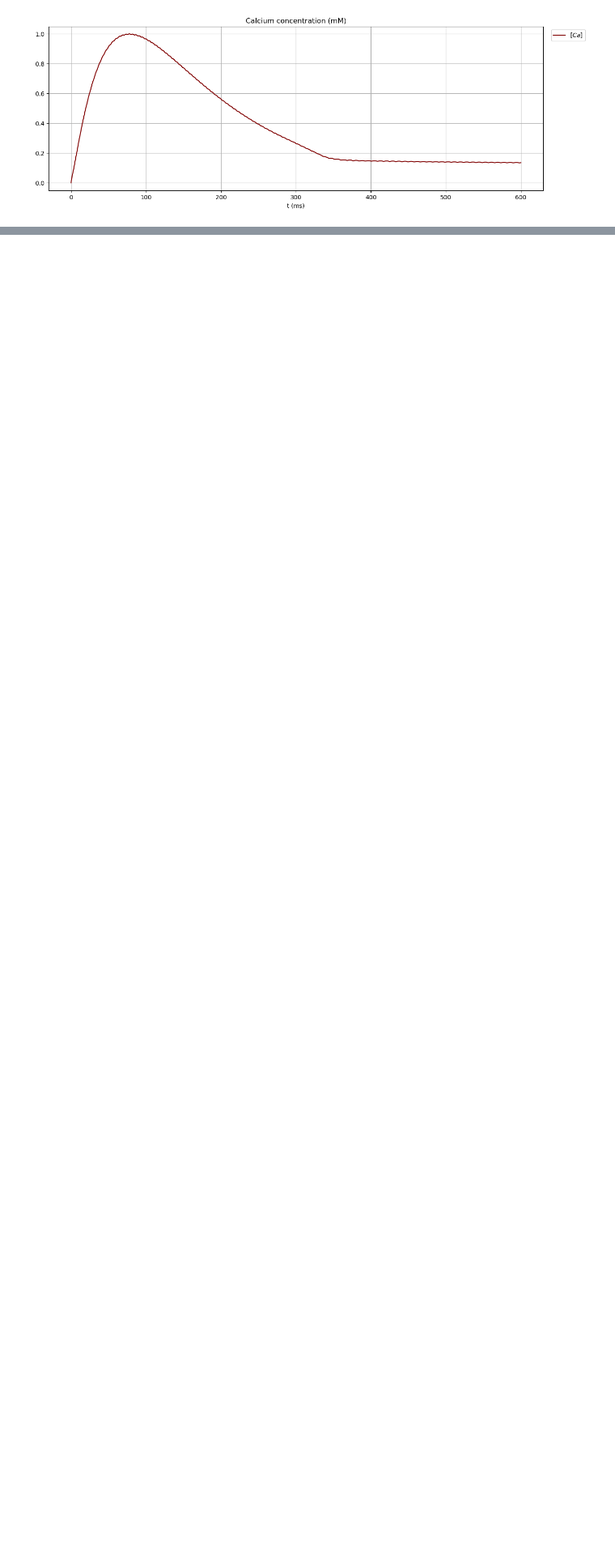
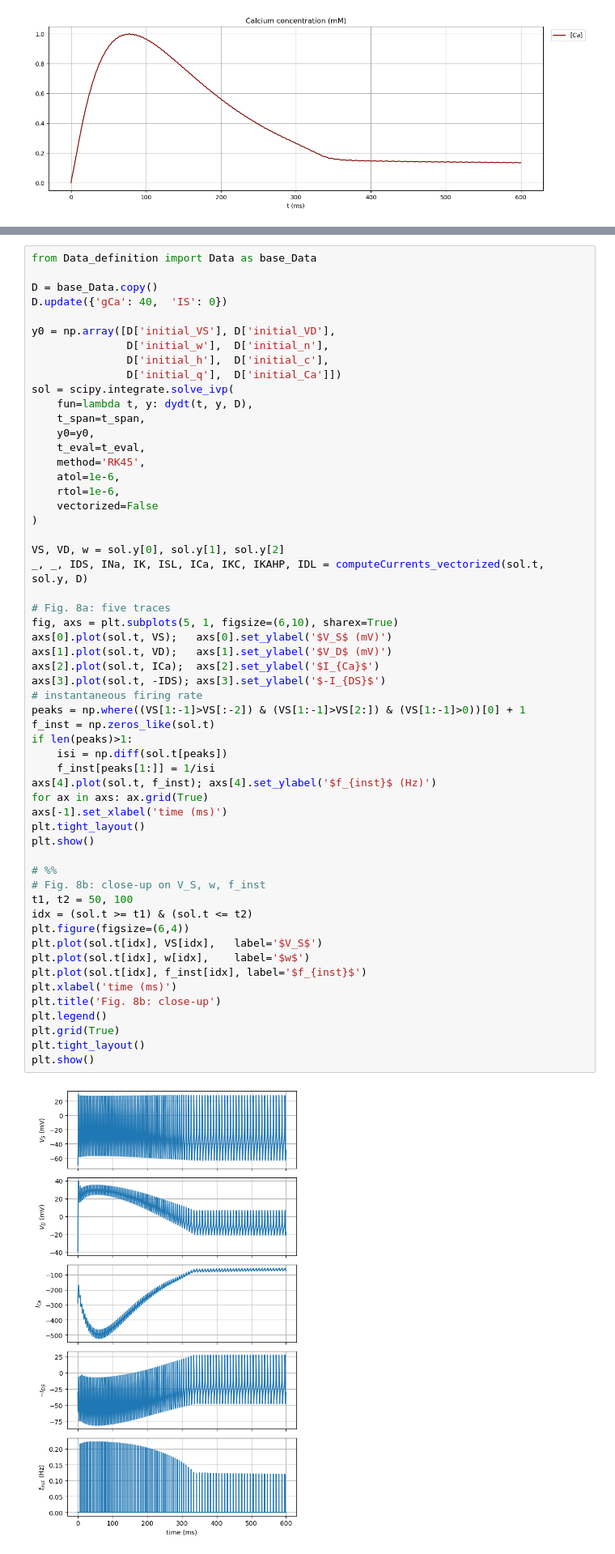
Before and after one commit to tommasovanini/Project3, a Jupyter notebook: main.ipynb, the cells around one changed output, grey strips where cells are left out. Shown at 81% size. Drawn from its saved outputs; the diff is of its cells as text; blank space fills up the shorter version.

Commit message:
Added plots

```diff
--- a/main.ipynb
+++ b/main.ipynb
@@ -238,3 +241,61 @@ plt.grid()
 plt.show()
 # %% [output]
 [figure]
+# %%
+from Data_definition import Data as base_Data
+
+D = base_Data.copy()
+D.update({'gCa': 40,  'IS': 0})
+
+y0 = np.array([D['initial_VS'], D['initial_VD'],
+               D['initial_w'],  D['initial_n'],
+               D['initial_h'],  D['initial_c'],
+               D['initial_q'],  D['initial_Ca']])
+sol = scipy.integrate.solve_ivp(
+    fun=lambda t, y: dydt(t, y, D),
+    t_span=t_span,
+    y0=y0,
+    t_eval=t_eval,
+    method='RK45',
+    atol=1e-6,
+    rtol=1e-6,
+    vectorized=False
+)
+
+VS, VD, w = sol.y[0], sol.y[1], sol.y[2]
+_, _, IDS, INa, IK, ISL, ICa, IKC, IKAHP, IDL = computeCurrents_vectorized(sol.t, sol.y, D)
+
+# Fig. 8a: five traces
+fig, axs = plt.subplots(5, 1, figsize=(6,10), sharex=True)
+axs[0].plot(sol.t, VS);   axs[0].set_ylabel('$V_S$ (mV)')
+axs[1].plot(sol.t, VD);   axs[1].set_ylabel('$V_D$ (mV)')
+axs[2].plot(sol.t, ICa);  axs[2].set_ylabel('$I_{Ca}$')
+axs[3].plot(sol.t, -IDS); axs[3].set_ylabel('$-I_{DS}$')
+# instantaneous firing rate
+peaks = np.where((VS[1:-1]>VS[:-2]) & (VS[1:-1]>VS[2:]) & (VS[1:-1]>0))[0] + 1
+f_inst = np.zeros_like(sol.t)
+if len(peaks)>1:
+    isi = np.diff(sol.t[peaks])
+    f_inst[peaks[1:]] = 1/isi
+axs[4].plot(sol.t, f_inst); axs[4].set_ylabel('$f_{inst}$ (Hz)')
+for ax in axs: ax.grid(True)
+axs[-1].set_xlabel('time (ms)')
+plt.tight_layout()
+plt.show()
+
+# %%
+# Fig. 8b: close-up on V_S, w, f_inst
+t1, t2 = 50, 100
+idx = (sol.t >= t1) & (sol.t <= t2)
+plt.figure(figsize=(6,4))
+plt.plot(sol.t[idx], VS[idx],   label='$V_S$')
+plt.plot(sol.t[idx], w[idx],    label='$w$')
+plt.plot(sol.t[idx], f_inst[idx], label='$f_{inst}$')
+plt.xlabel('time (ms)')
+plt.title('Fig. 8b: close-up')
+plt.legend()
+plt.grid(True)
+plt.tight_layout()
+plt.show()
+# %% [output]
+[figure, added]
```
Also changed, not shown: parts of 4 cells of this notebook.
